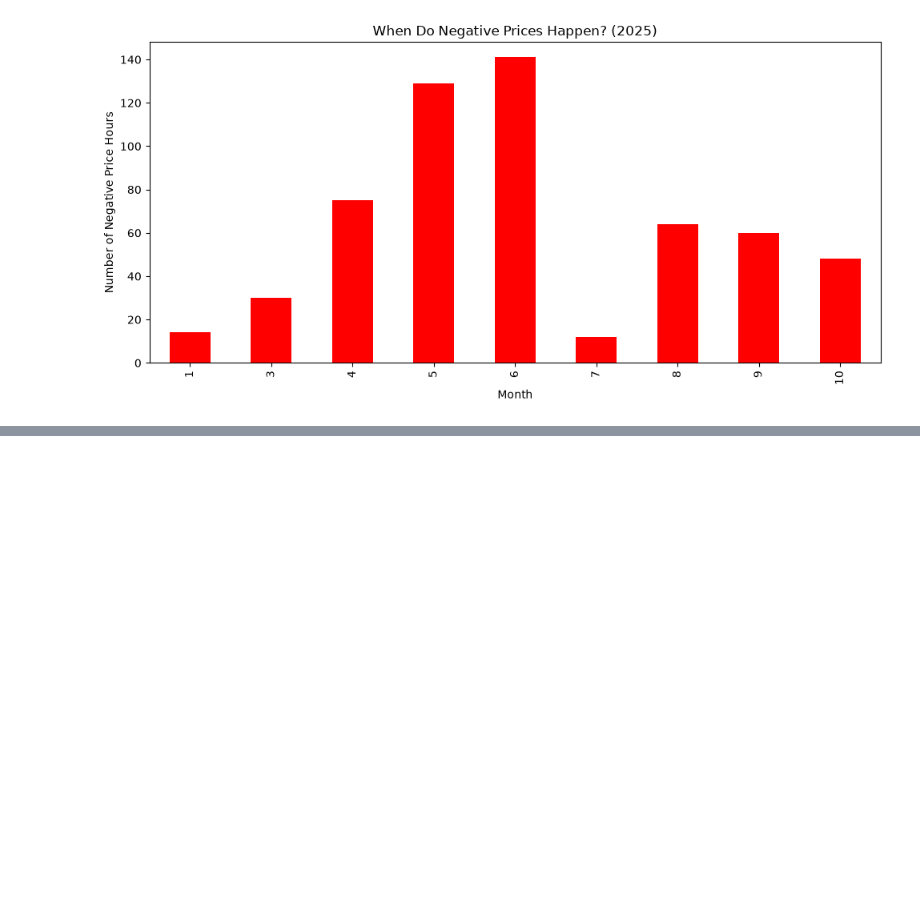
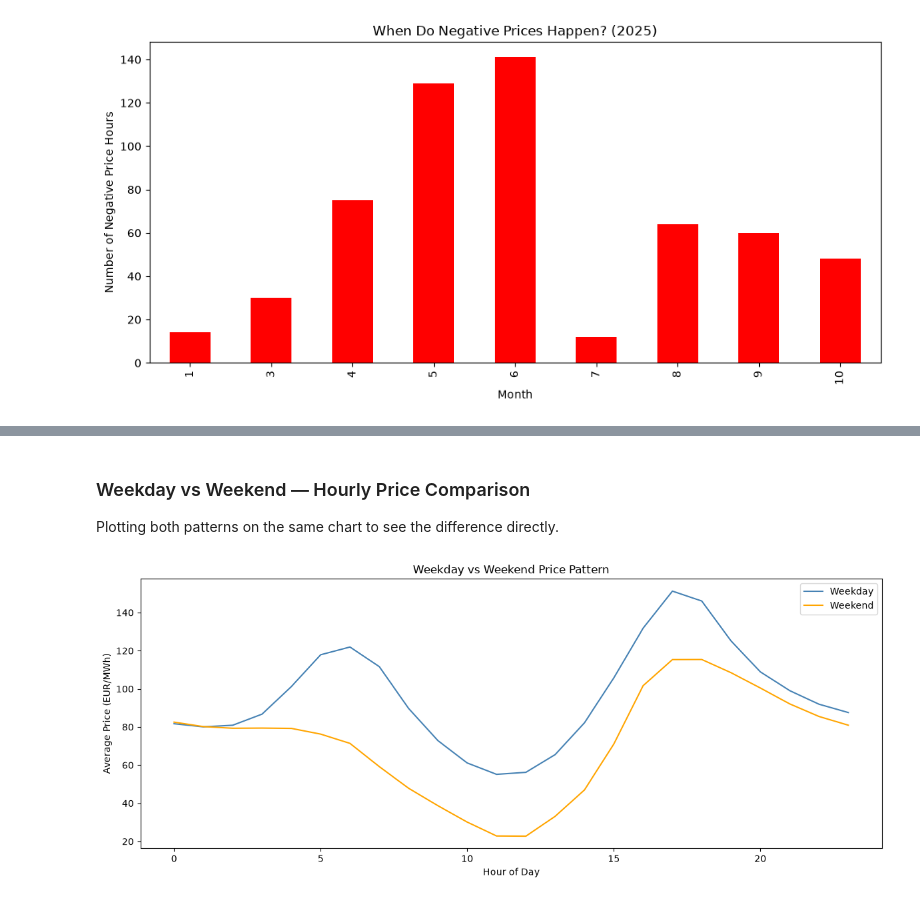
Before and after one commit to imon333/DE_Electricity_price_forecasting, a Jupyter notebook: notebooks/eda.ipynb, the cells around one changed output, grey strips where cells are left out. Drawn from its saved outputs; the diff is of its cells as text; code cells hidden in the pictures; blank space fills up the shorter version.

```diff
--- a/notebooks/eda.ipynb
+++ b/notebooks/eda.ipynb
@@ -153,0 +190,22 @@ That's 6.5  % of the year
+# %% [markdown]
+### Weekday vs Weekend — Hourly Price Comparison
+Plotting both patterns on the same chart to see the difference directly.
+# %%
+# Filter to weekday rows only, group by hour, get average price
+weekday_hourly = df[df["is_weekend"] == False].groupby("hour")["price"].mean()
+
+# Filter to weekend rows only, same thing
+weekend_hourly = df[df["is_weekend"] == True].groupby("hour")["price"].mean()
+
+# Plot both lines on the same chart for direct comparison
+fig, ax = plt.subplots(figsize=(12, 5))
+weekday_hourly.plot(label="Weekday", color="steelblue", ax=ax)
+weekend_hourly.plot(label="Weekend", color="orange", ax=ax)
+ax.set_xlabel("Hour of Day")
+ax.set_ylabel("Average Price (EUR/MWh)")
+ax.set_title("Weekday vs Weekend Price Pattern")
+ax.legend()
+plt.tight_layout()
+plt.show()
+# %% [output]
+[figure, added]
```
Also changed, not shown: parts of 8 cells of this notebook.
